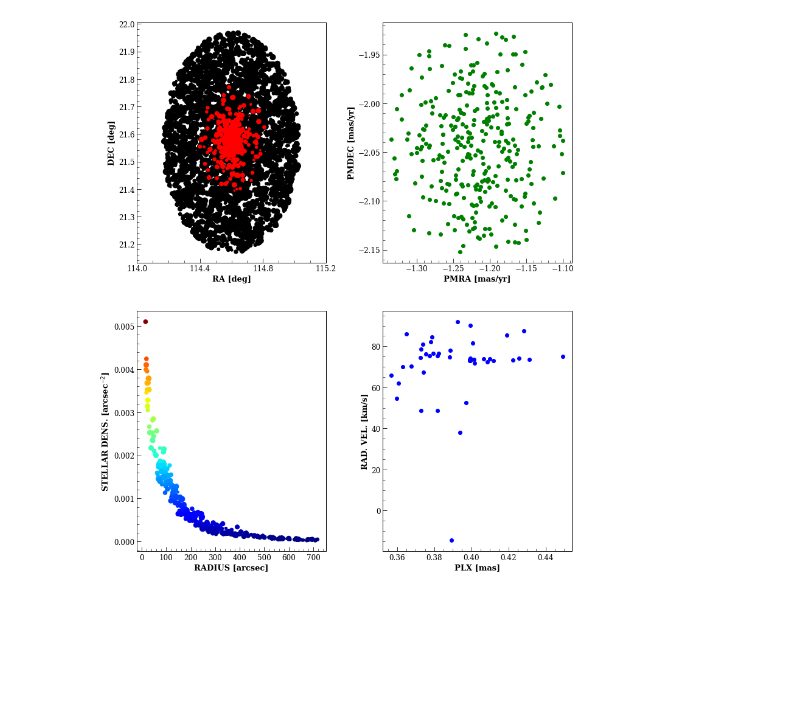
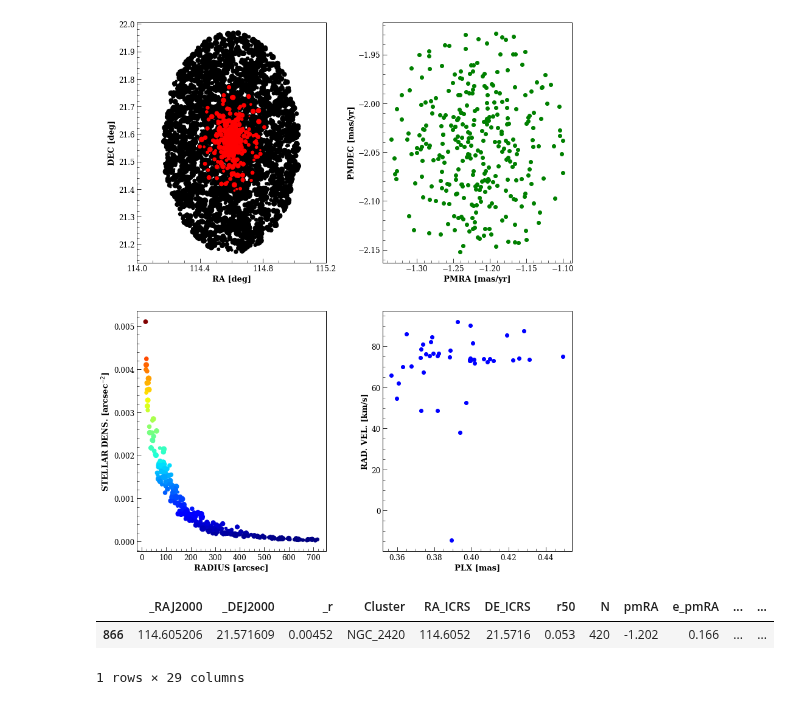
Before and after one commit to jppirest/mw_substructures, a Jupyter notebook: dados/GAIA/HDBSCAN/Clusters/NGC_2420/py_gaia.ipynb, the cells around one changed output. Saved outputs shown, nothing was run; the diff lists cells and outputs as text; code cells hidden in the pictures; blank space fills up the shorter version.

```diff
--- a/dados/GAIA/HDBSCAN/Clusters/NGC_2420/py_gaia.ipynb
+++ b/dados/GAIA/HDBSCAN/Clusters/NGC_2420/py_gaia.ipynb
@@ -1763,0 +1652,10 @@ teste_final.to_csv('raio_vpd.csv', index = False)
+# %%
+a = pd.read_csv('../../Catalogues/dias.csv', comment= '#')
+# %%
+a = a[a.Cluster == nome_aglo]
+# %%
+a
+# %% [output]
+|  | _RAJ2000 | _DEJ2000 | _r | Cluster | RA_ICRS | DE_ICRS | r50 | N | pmRA | e_pmRA | ... | ... |
+| 866 | 114.605206 | 21.571609 | 0.00452 | NGC_2420 | 114.6052 | 21.5716 | 0.053 | 420 | -1.202 | 0.166 | ... | ... |
+1 rows × 29 columns
```
Also changed, not shown: parts of 22 cells of this notebook, 44 other files.
